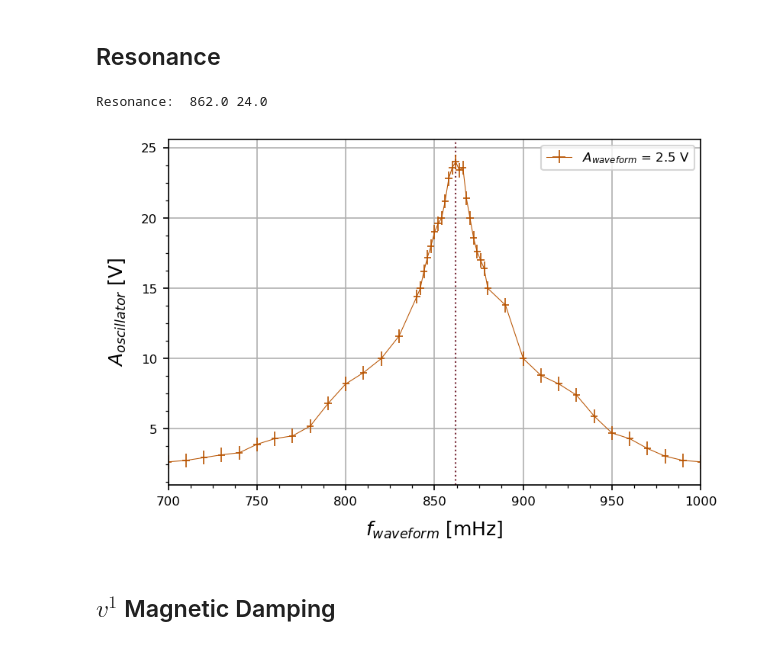
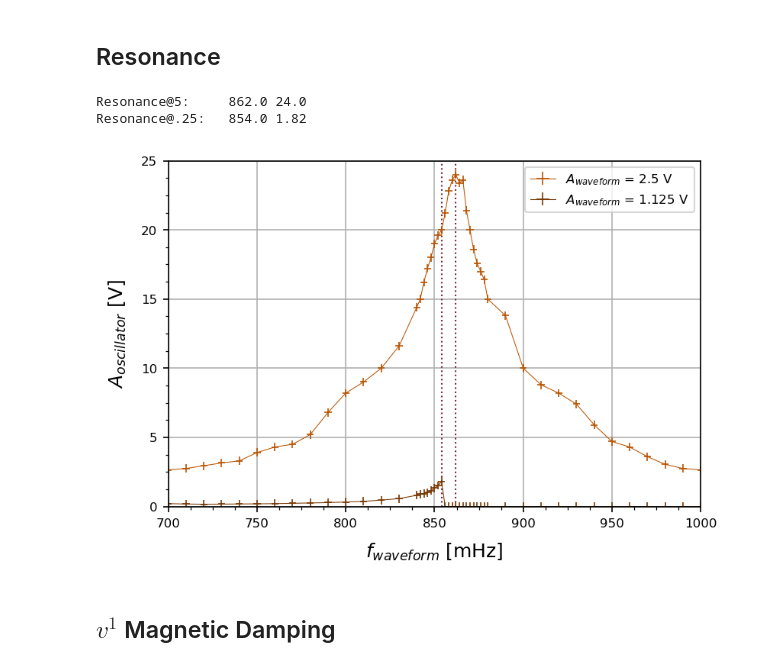
Before and after one commit to parallax-xallaraq/PHSX616, a Jupyter notebook: Lab3 - Torsional Oscillator/Code/Basic.ipynb, the cells around one changed output. Saved outputs shown, nothing was run; the diff lists cells and outputs as text; code cells hidden in the pictures.

Commit message:
add new temp data

```diff
--- a/Lab3 - Torsional Oscillator/Code/Basic.ipynb
+++ b/Lab3 - Torsional Oscillator/Code/Basic.ipynb
@@ -14,7 +14,8 @@ path_data = 'C:\\Users\\polar\\OneDrive - The University of Kansas\\PHSX 616\\Gi
 # store files names for all datasets
 filenames: dict[str,str] = {
    'Resonance Vpp=5'    : path_data + 'ResonanceVpp5.csv',
-   'V1 Ain-Aout'         : path_data + 'V1VarVpp.csv',
+   'Resonance Vpp=0.25' : path_data + 'ResonanceVpp025.csv',
+   'V1 Ain-Aout'        : path_data + 'V1VarVpp.csv',
 } # t==trial
 
 tables: dict[str, dict[str, np.array]] = my.UnpackAllTables(filenames)
@@ -29,6 +31,7 @@ V1 Ain-Aout columns:     ['input Amp. [V]', 'Output Amp. [V]']
 
 # https://coolors.co/122354-317787-ad9c0b-b85300-782b38
 colors = ['#122354','#317787','#AD9C0B','#B85300','#782B38']
+colors_dark = [my.darken_color(c, 1.2) for c in colors]
 # %%
 def PlotXmanyY(
     x: np.array, # x axis data points
@@ -76,27 +79,34 @@ def PlotXmanyY(
 # %% [markdown]
 ## Resonance
 # %%
-yRes = max(tables['Resonance Vpp=5']['Max Amplitude [V]'])
-xRes = tables['Resonance Vpp=5']['Freqency [mHz]'] [ np.where(tables['Resonance Vpp=5']['Max Amplitude [V]'] == yRes) [0][0] ]
-print('Resonance: ', xRes, yRes)
+yRes5 = max(tables['Resonance Vpp=5']['Max Amplitude [V]'])
+xRes5 = tables['Resonance Vpp=5']['Freqency [mHz]'] [ np.where(tables['Resonance Vpp=5']['Max Amplitude [V]'] == yRes5) [0][0] ]
+print('Resonance@5:\t', xRes5, yRes5)
+
+yRes25 = max(tables['Resonance Vpp=0.25']['Max Amplitude [V]'])
+xRes25 = tables['Resonance Vpp=0.25']['Freqency [mHz]'] [ np.where(tables['Resonance Vpp=0.25']['Max Amplitude [V]'] == yRes25) [0][0] ]
+print('Resonance@.25:\t', xRes25, yRes25)
 
 PlotXmanyY(
     x = tables['Resonance Vpp=5']['Freqency [mHz]'],
-    y  = [tables['Resonance Vpp=5']['Max Amplitude [V]']],
-    yleg = ['$A_{waveform}$ = 2.5 V'],
-    c =[colors[3]],
+    y  = [tables['Resonance Vpp=5']['Max Amplitude [V]'],
+          tables['Resonance Vpp=0.25']['Max Amplitude [V]']],
+    yleg = ['$A_{waveform}$ = 2.5 V', '$A_{waveform}$ = 1.125 V'],
+    c =[colors[3],colors_dark[3]],
     xerr = 2,    # error on x axis
-    yerr = 0.5,    # error on y axis
+    yerr = 0.3,    # error on y axis
     xlim = (700,1000),
+    ylim = (0,25),
     xlab = '$f_{waveform}$ [mHz]', # label on x axis
     ylab = '$A_{oscillator}$ [V]', # label on y axis
-    vlines=[xRes],
+    vlines=[xRes5, xRes25],
     linestyle = '-',   # style of xy curve line
     fileName = path_fig+'resonance_VvsF.png'  # filename to save the figure as
 )
 # %% [output]
-Resonance:  862.0 24.0
+Resonance@5:     862.0 24.0
+Resonance@.25:   854.0 1.82
-[figure, old version]
+[figure, new version]
 # %% [markdown]
 ## $v^1$ Magnetic Damping
 # %%
```
Also changed, not shown: parts of 1 cell of this notebook, 4 other files.
